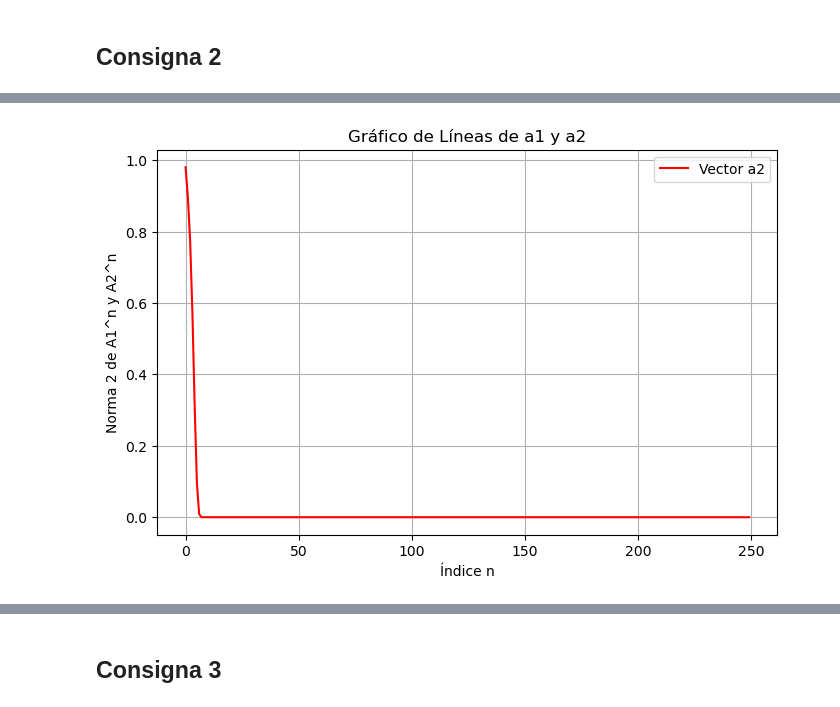
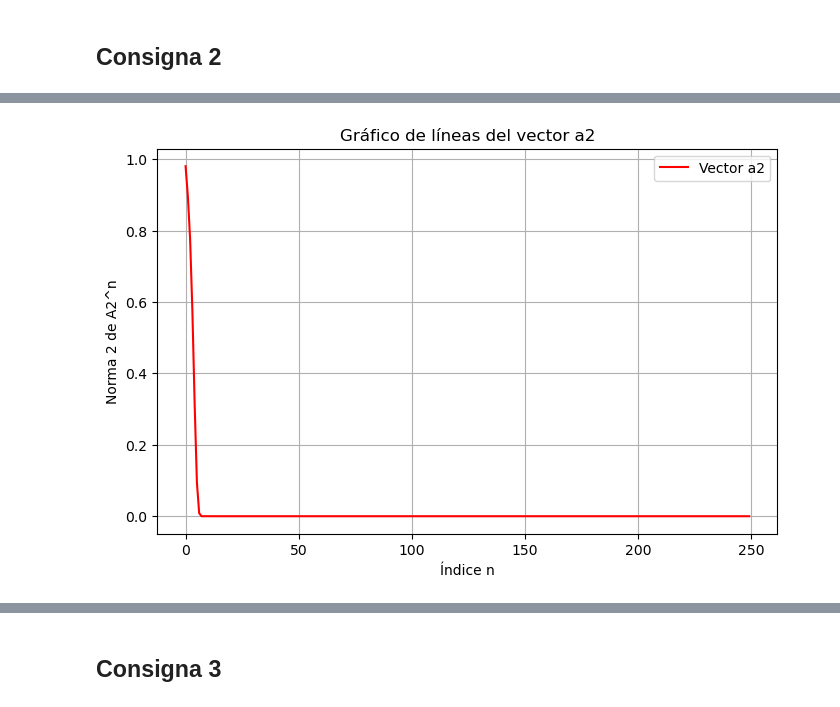
Before and after one commit to IMAbril/Matrices_Insumo-Producto, a Jupyter notebook: notebooks/TP2_resuelto.ipynb, the cells around one changed output, grey strips where cells are left out. Saved outputs shown, nothing was run; the diff lists cells and outputs as text; code cells hidden in the pictures.

```diff
--- a/notebooks/TP2_resuelto.ipynb
+++ b/notebooks/TP2_resuelto.ipynb
@@ -113,13 +107,13 @@ plt.show()
 # %%
 plt.figure(figsize=(8, 5))
 
 plt.plot(a2, label='Vector a2', color='red', linestyle='-')   # Línea para a2
-plt.title('Gráfico de Líneas de a1 y a2')
+plt.title('Gráfico de líneas del vector a2')
 plt.xlabel('Índice n')
-plt.ylabel('Norma 2 de A1^n y A2^n')
+plt.ylabel('Norma 2 de A2^n')
 
 plt.legend()
 plt.grid(True)
 plt.show()
 # %% [output]
-[figure, old version]
+[figure, new version]
```
Also changed, not shown: parts of 13 cells of this notebook.
